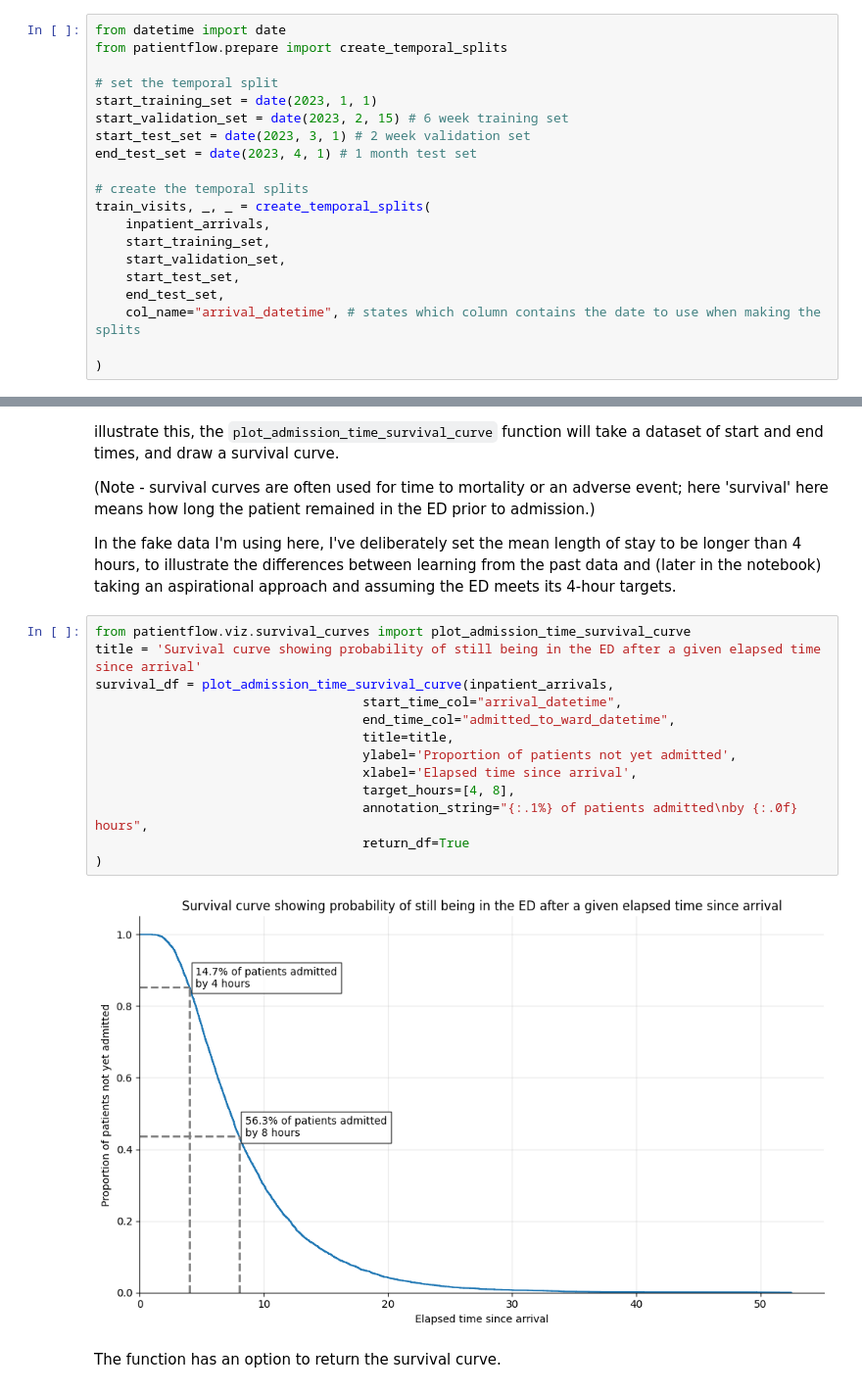
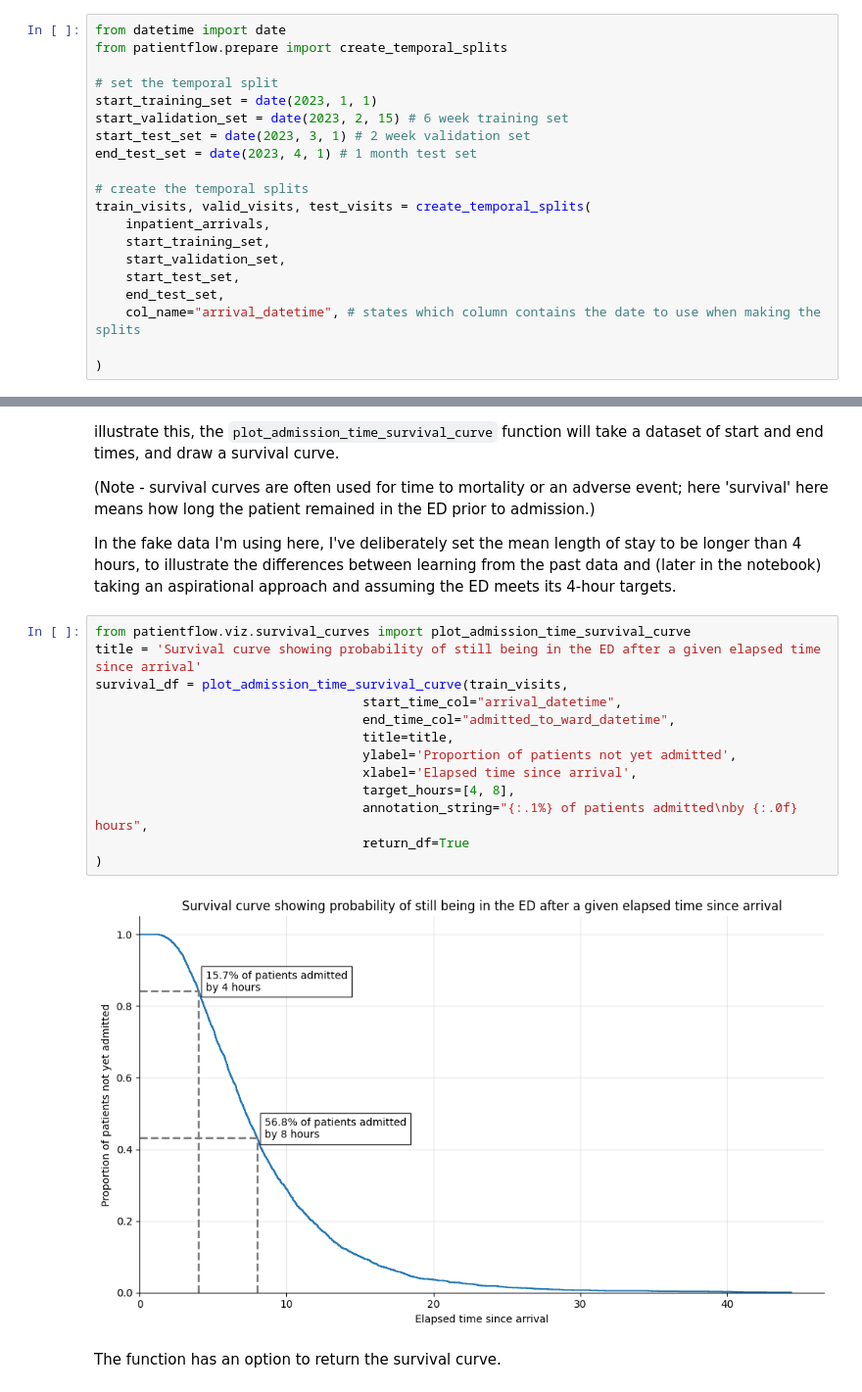
Before and after one commit to UCL-CORU/patientflow, a Jupyter notebook: notebooks/3c_Predict_bed_counts_without_using_patient_snapshots.ipynb, the cells around one changed output, grey strips where cells are left out. Shown at 98% size. Saved outputs shown, nothing was run; the diff lists cells and outputs as text.

```diff
--- a/notebooks/3c_Predict_bed_counts_without_using_patient_snapshots.ipynb
+++ b/notebooks/3c_Predict_bed_counts_without_using_patient_snapshots.ipynb
@@ -91,7 +95,7 @@ start_test_set = date(2023, 3, 1) # 2 week validation set
 end_test_set = date(2023, 4, 1) # 1 month test set
 
 # create the temporal splits
-train_visits, _, _ = create_temporal_splits(
+train_visits, valid_visits, test_visits = create_temporal_splits(
     inpatient_arrivals,
     start_training_set,
     start_validation_set,
@@ -163,18 +162,18 @@ In the fake data I'm using here, I've deliberately set the mean length of stay t
 # %%
 from patientflow.viz.survival_curves import plot_admission_time_survival_curve
 title = 'Survival curve showing probability of still being in the ED after a given elapsed time since arrival'
-survival_df = plot_admission_time_survival_curve(inpatient_arrivals,
+survival_df = plot_admission_time_survival_curve(train_visits,
                                    start_time_col="arrival_datetime",
                                    end_time_col="admitted_to_ward_datetime",
                                    title=title,
                                    ylabel='Proportion of patients not yet admitted',
                                    xlabel='Elapsed time since arrival',
                                    target_hours=[4, 8],
                                    annotation_string="{:.1%} of patients admitted\nby {:.0f} hours",
                                    return_df=True
 )
 # %% [output]
-[figure, old version]
+[figure, new version]
 # %% [markdown]
 The function has an option to return the survival curve.
 # %%
```
Also changed, not shown: parts of 26 cells of this notebook, 4 other files.
